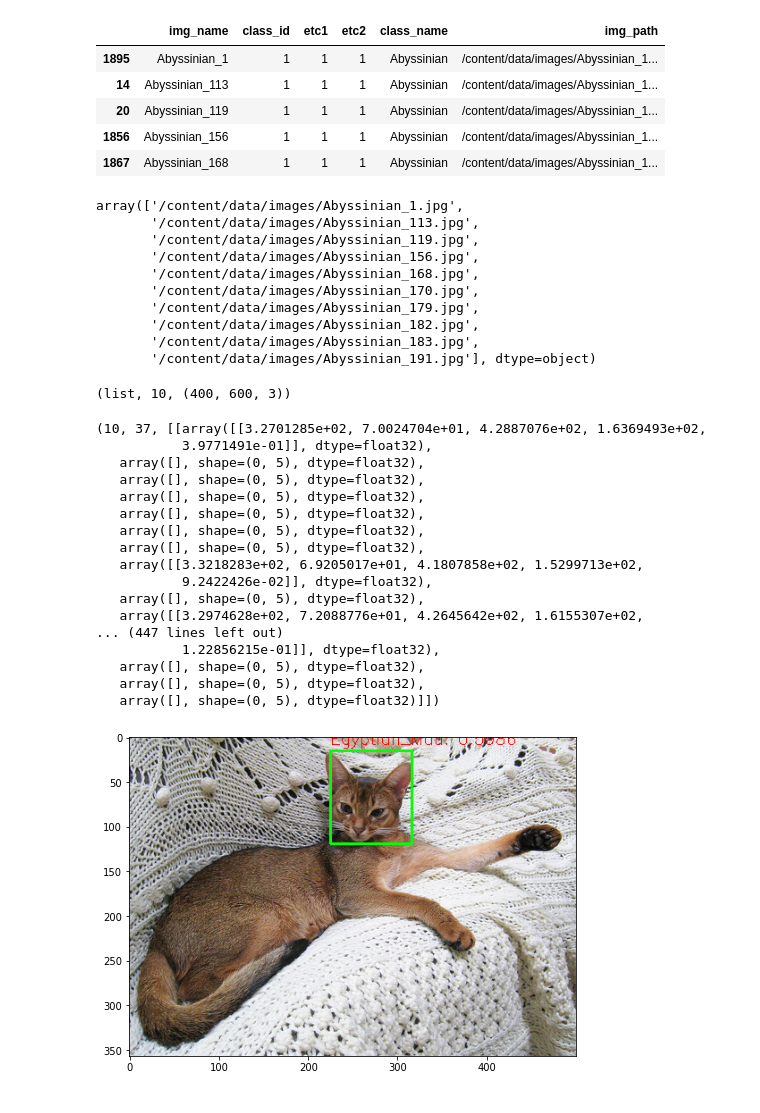
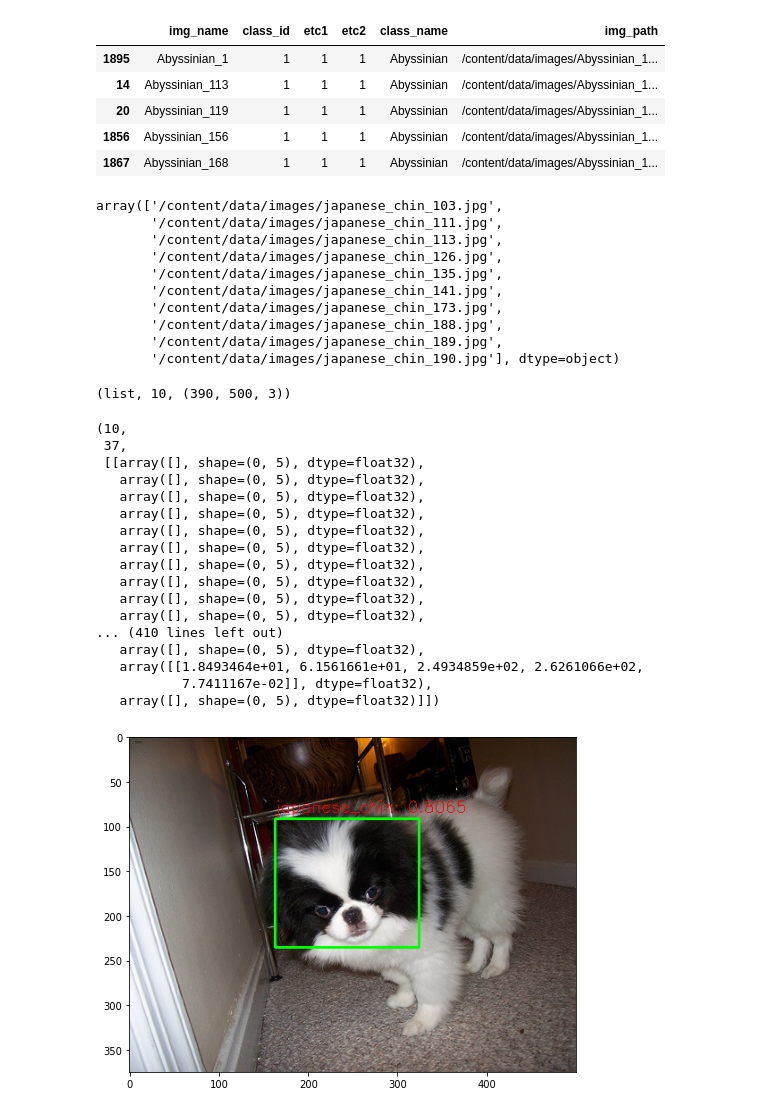
Before and after one commit to BaekKyunShin/Deep-Learning-Computer-Vision, a Jupyter notebook: faster_rcnn/mmdetection_faster_rcnn_train_oxford_pet.ipynb, the cells around one changed output. Drawn from its saved outputs; the diff is of its cells as text; code cells hidden in the pictures.

```diff
--- a/faster_rcnn/mmdetection_faster_rcnn_train_oxford_pet.ipynb
+++ b/faster_rcnn/mmdetection_faster_rcnn_train_oxford_pet.ipynb
@@ -443,16 +425,16 @@ cfg.work_dir = '/content/gdrive/My Drive/pet_work_dir'
 
 cfg.optimizer.lr = 0.02 / 8 # 학습률 변경 환경 파라미터 설정
 cfg.lr_config.warmup = None # 웜업 미설정
-cfg.log_config.interval = 50 # 로그 출력 인터벌
+cfg.log_config.interval = 5 # 로그 출력 인터벌
 
 cfg.runner.max_epochs = 5 # 에폭
 
 # 커스텀 데이터셋을 사용하므로 그에 따른 평가 지표로 수정
 cfg.evaluation.metric = 'mAP'
 # 평가 인터벌 설정 (평가 시간을 줄이기 위해)
-cfg.evaluation.interval = 20
+cfg.evaluation.interval = 5
 # 체크포인트 인터벌 설정 (저장 용량을 줄이기 위해)
-cfg.checkpoint_config.interval = 20
+cfg.checkpoint_config.interval = 5
 
 # 배치 크기 설정(단일 GPU별 배치 크기로 설정됨)
 cfg.data.samples_per_gpu = 4
@@ -562,15 +526,15 @@ result
 ## Checkpoint에 저장된 모델을 로딩해서 Inference 수행
 # %%
 # checkpoint에 저장된 모델 파일
-checkpoint_file = '/content/gdrive/My Drive/pet_work_dir/epoch_2.pth'
+checkpoint_file = '/content/gdrive/My Drive/pet_work_dir/epoch_5.pth'
 
 # checkpoint에 저장된 모델 파일을 활용해 모델 생성, 이때 Config는 앞서 오버라이딩한 config 사용
 model_ckpt = init_detector(cfg, checkpoint_file, device='cuda:0')
 
 # BGR Image 사용
-img = cv2.imread('/content/data/images/Abyssinian_88.jpg')
+img = cv2.imread('/content/data/images/japanese_chin_50.jpg')
 
 # 여기서 이미지 array 대신 이미지 경로를 전달하면 오류 발생
 result = inference_detector(model_ckpt, img)
-show_result_pyplot(model_ckpt, img, result, score_thr=0.3)
+show_result_pyplot(model_ckpt, img, result, score_thr=0.3);
 # %% [output]
@@ -607,22 +569,22 @@ val_df.head()
 | 1856 | Abyssinian_156 | 1 | 1 | 1 | Abyssinian | /content/data/images/Abyssinian_1... |
 | 1867 | Abyssinian_168 | 1 | 1 | 1 | Abyssinian | /content/data/images/Abyssinian_1... |
 # %%
-val_df[val_df['img_path'].str.contains('Abyssinian')]['img_path'].values
+val_df[val_df['img_path'].str.contains('japanese_chin')]['img_path'].values
 # %% [output]
-array(['/content/data/images/Abyssinian_1.jpg',
-       '/content/data/images/Abyssinian_113.jpg',
-       '/content/data/images/Abyssinian_119.jpg',
-       '/content/data/images/Abyssinian_156.jpg',
-       '/content/data/images/Abyssinian_168.jpg',
-       '/content/data/images/Abyssinian_170.jpg',
-       '/content/data/images/Abyssinian_179.jpg',
-       '/content/data/images/Abyssinian_182.jpg',
-       '/content/data/images/Abyssinian_183.jpg',
-       '/content/data/images/Abyssinian_191.jpg'], dtype=object)
+array(['/content/data/images/japanese_chin_103.jpg',
+       '/content/data/images/japanese_chin_111.jpg',
+       '/content/data/images/japanese_chin_113.jpg',
+       '/content/data/images/japanese_chin_126.jpg',
+       '/content/data/images/japanese_chin_135.jpg',
+       '/content/data/images/japanese_chin_141.jpg',
+       '/content/data/images/japanese_chin_173.jpg',
+       '/content/data/images/japanese_chin_188.jpg',
+       '/content/data/images/japanese_chin_189.jpg',
+       '/content/data/images/japanese_chin_190.jpg'], dtype=object)
 # %%
-val_paths = val_df[val_df['img_path'].str.contains('Abyssinian')]['img_path'].values
+val_paths = val_df[val_df['img_path'].str.contains('japanese_chin')]['img_path'].values
 val_imgs = [cv2.imread(x) for x in val_paths]
 # %%
 type(val_imgs), len(val_imgs), val_imgs[0].shape
 # %% [output]
-(list, 10, (400, 600, 3))
+(list, 10, (390, 500, 3))
@@ -632,22 +593,22 @@ results = inference_detector(model_ckpt, val_imgs)
 # %%
 len(results), len(results[0]), results
 # %% [output]
-(10, 37, [[array([[3.2701285e+02, 7.0024704e+01, 4.2887076e+02, 1.6369493e+02,
-           3.9771491e-01]], dtype=float32),
+(10,
+ 37,
+ [[array([], shape=(0, 5), dtype=float32),
    array([], shape=(0, 5), dtype=float32),
    array([], shape=(0, 5), dtype=float32),
    array([], shape=(0, 5), dtype=float32),
    array([], shape=(0, 5), dtype=float32),
    array([], shape=(0, 5), dtype=float32),
    array([], shape=(0, 5), dtype=float32),
-   array([[3.3218283e+02, 6.9205017e+01, 4.1807858e+02, 1.5299713e+02,
-           9.2422426e-02]], dtype=float32),
-   array([], shape=(0, 5), dtype=float32),
-   array([[3.2974628e+02, 7.2088776e+01, 4.2645642e+02, 1.6155307e+02,
-... (447 lines left out)
-           1.22856215e-01]], dtype=float32),
    array([], shape=(0, 5), dtype=float32),
    array([], shape=(0, 5), dtype=float32),
+   array([], shape=(0, 5), dtype=float32),
+... (410 lines left out)
+   array([], shape=(0, 5), dtype=float32),
+   array([[1.8493464e+01, 6.1561661e+01, 2.4934859e+02, 2.6261066e+02,
+           7.7411167e-02]], dtype=float32),
    array([], shape=(0, 5), dtype=float32)]])
 # %%
 PET_CLASSES = pet_df['class_name'].unique().tolist()
@@ -694,16 +655,16 @@ def get_detected_img(model, img_array,  score_threshold=0.3):
 # %%
 import matplotlib.pyplot as plt
 
-img_arr = cv2.imread('/content/data/images/Abyssinian_88.jpg')
+img_arr = cv2.imread('/content/data/images/japanese_chin_25.jpg')
 
 detected_img = get_detected_img(model, img_arr, score_threshold=0.3)
-## detect 입력된 이미지는 bgr임. 이를 최종 출력시 rgb로 변환
-detected_img = cv2.cvtColor(detected_img, cv2.COLOR_BGR2RGB) # BGR을 RGB 타입으로 변경
+# 반환 결과가 BGR 형태라서 출력할 때는 RGB 형태로 변환해야 함
+detected_img = cv2.cvtColor(detected_img, cv2.COLOR_BGR2RGB) # BGR을 RGB 형태로 변경
 
 plt.figure(figsize=(8, 8))
 plt.imshow(detected_img);
 # %% [output]
-[figure, old version]
+[figure, new version]
 # %%
 def show_detected_img(model, img_arrays, ncols=5):
     fig, axes = plt.subplots(figsize=(22, 6), nrows=1, ncols=ncols)
```
Also changed, not shown: parts of 18 cells of this notebook.
